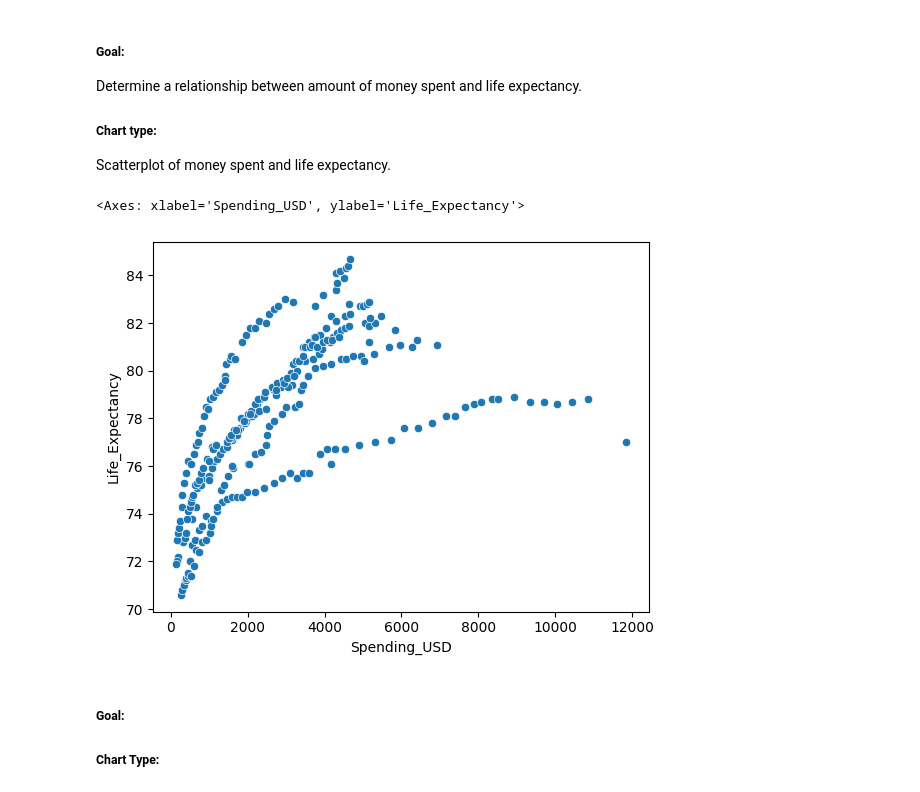
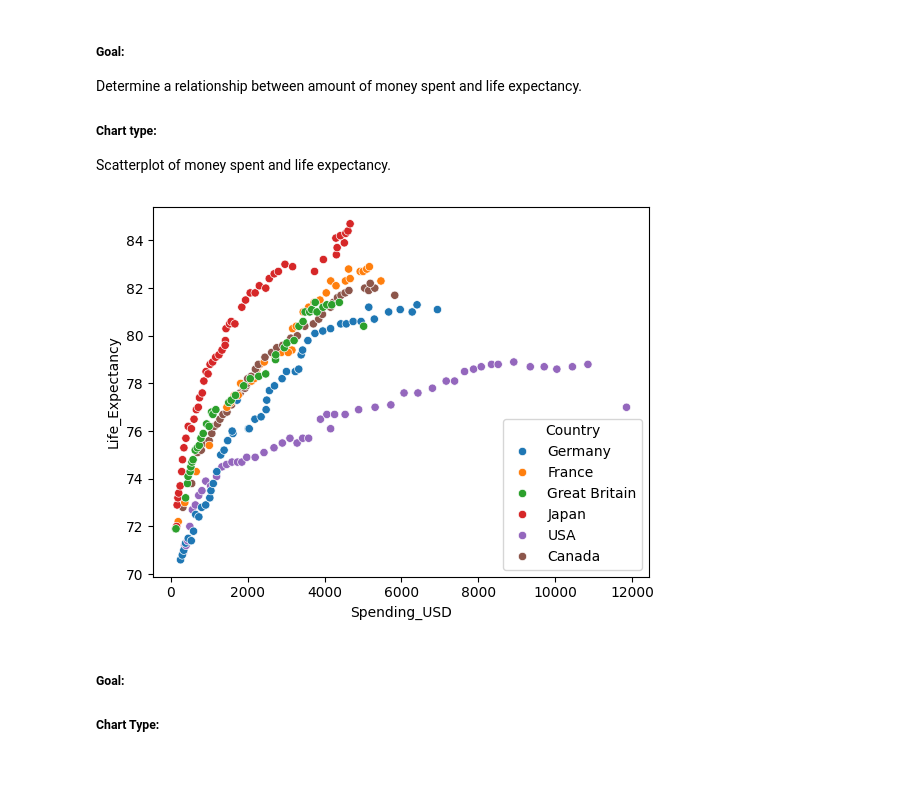
Before and after one commit to JackieGanyo/datafun-06-eda, a Jupyter notebook: JGanyo_eda.ipynb, the cells around one changed output. Cells and saved outputs as stored; diff of their text form; code cells hidden in the pictures.

Commit message:
Add Hue to seaborn plot

```diff
--- a/JGanyo_eda.ipynb
+++ b/JGanyo_eda.ipynb
@@ -122,13 +122,15 @@ Scatterplot of money spent and life expectancy.
 # %%
 
 sns.scatterplot(
     data=df,
     x="Spending_USD",
-    y="Life_Expectancy"
-    )
+    y="Life_Expectancy",
+    hue="Country"
+)
+
+plt.show()
 # %% [output]
-<Axes: xlabel='Spending_USD', ylabel='Life_Expectancy'>
-[figure, old version]
+[figure, new version]
 # %% [markdown]
 ##### Goal:
 ##### Chart Type:
```
